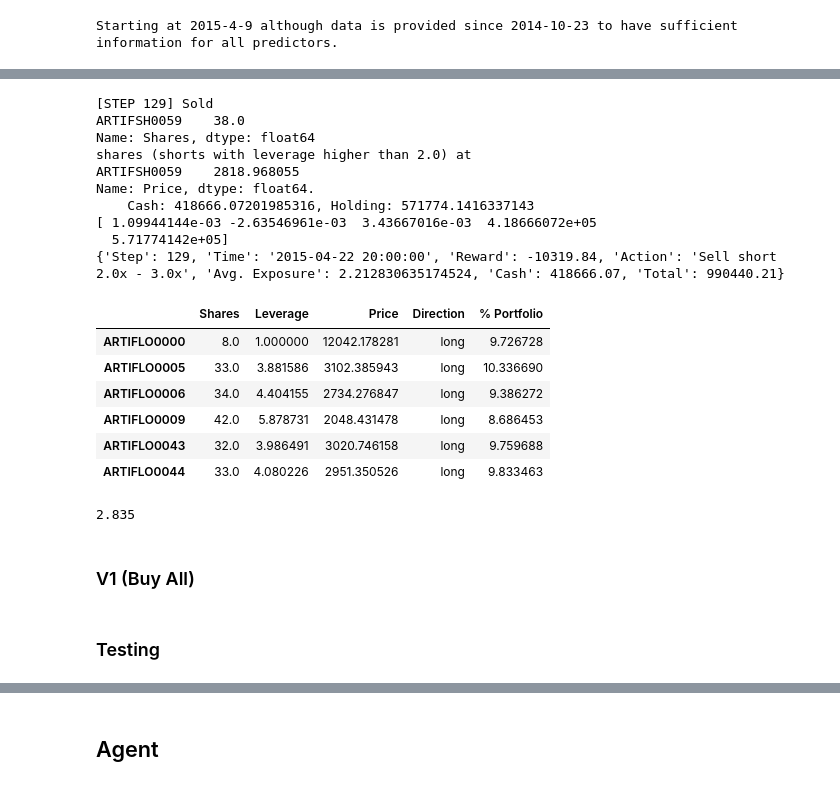
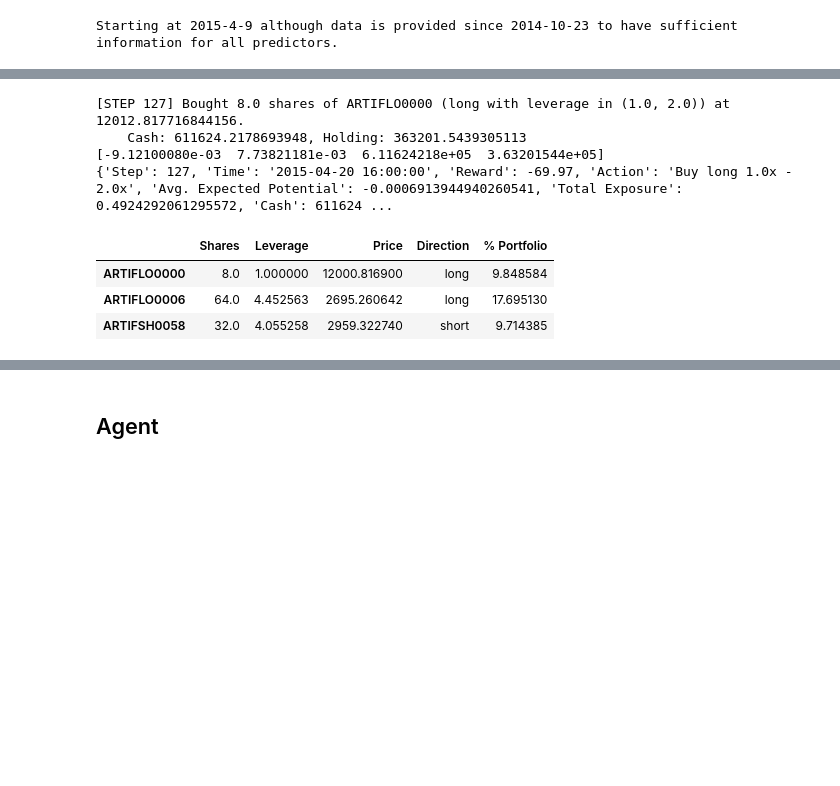
Before and after one commit to paulruesing/hybrid-rl-index-trading, a Jupyter notebook: notebooks/agent_dev.ipynb, the cells around one changed output, grey strips where cells are left out. Saved outputs shown, nothing was run; the diff lists cells and outputs as text; code cells hidden in the pictures; blank space fills up the shorter version.

```diff
--- a/notebooks/agent_dev.ipynb
+++ b/notebooks/agent_dev.ipynb
@@ -892,29 +336,14 @@ self.action_enum_dict
 # %%
-obs, _, _, info = self.step(8)
+obs, _, _, info = self.step(1)
 print(obs)
 print(info)
 self.open_positions
 # %% [output]
-[STEP 129] Sold
-ARTIFSH0059    38.0
-Name: Shares, dtype: float64
-shares (shorts with leverage higher than 2.0) at
-ARTIFSH0059    2818.968055
-Name: Price, dtype: float64.
-    Cash: 418666.07201985316, Holding: 571774.1416337143
-[ 1.09944144e-03 -2.63546961e-03  3.43667016e-03  4.18666072e+05
-  5.71774142e+05]
-{'Step': 129, 'Time': '2015-04-22 20:00:00', 'Reward': -10319.84, 'Action': 'Sell short 2.0x - 3.0x', 'Avg. Exposure': 2.212830635174524, 'Cash': 418666.07, 'Total': 990440.21}
+[STEP 127] Bought 8.0 shares of ARTIFLO0000 (long with leverage in (1.0, 2.0)) at 12012.817716844156.
+    Cash: 611624.2178693948, Holding: 363201.5439305113
+[-9.12100080e-03  7.73821181e-03  6.11624218e+05  3.63201544e+05]
+{'Step': 127, 'Time': '2015-04-20 16:00:00', 'Reward': -69.97, 'Action': 'Buy long 1.0x - 2.0x', 'Avg. Expected Potential': -0.0006913944940260541, 'Total Exposure': 0.4924292061295572, 'Cash': 611624 ...
 |  | Shares | Leverage | Price | Direction | % Portfolio |
-| ARTIFLO0000 | 8.0 | 1.000000 | 12042.178281 | long | 9.726728 |
-| ARTIFLO0005 | 33.0 | 3.881586 | 3102.385943 | long | 10.336690 |
-| ARTIFLO0006 | 34.0 | 4.404155 | 2734.276847 | long | 9.386272 |
-| ARTIFLO0009 | 42.0 | 5.878731 | 2048.431478 | long | 8.686453 |
-| ARTIFLO0043 | 32.0 | 3.986491 | 3020.746158 | long | 9.759688 |
-| ARTIFLO0044 | 33.0 | 4.080226 | 2951.350526 | long | 9.833463 |
+| ARTIFLO0000 | 8.0 | 1.000000 | 12000.816900 | long | 9.848584 |
+| ARTIFLO0006 | 64.0 | 4.452563 | 2695.260642 | long | 17.695130 |
+| ARTIFSH0058 | 32.0 | 4.055258 | 2959.322740 | short | 9.714385 |
-# %%
-(6 * 0.09 + 5.5* 0.31 + 1*.59)
-# %% [output]
-2.835
-# %% [markdown]
-### V1 (Buy All)
@@ -1195,2 +349,0 @@ class RLTradingEnv(gym.Env):
-# %% [markdown]
-### Testing
```
Also changed, not shown: parts of 33 cells of this notebook.
